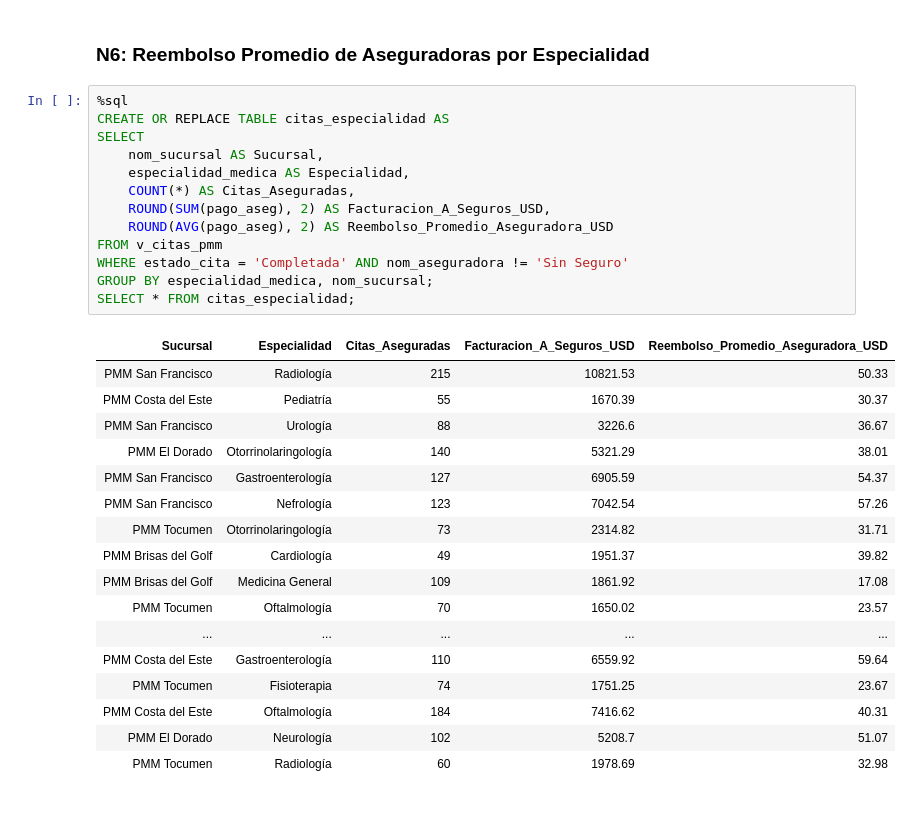
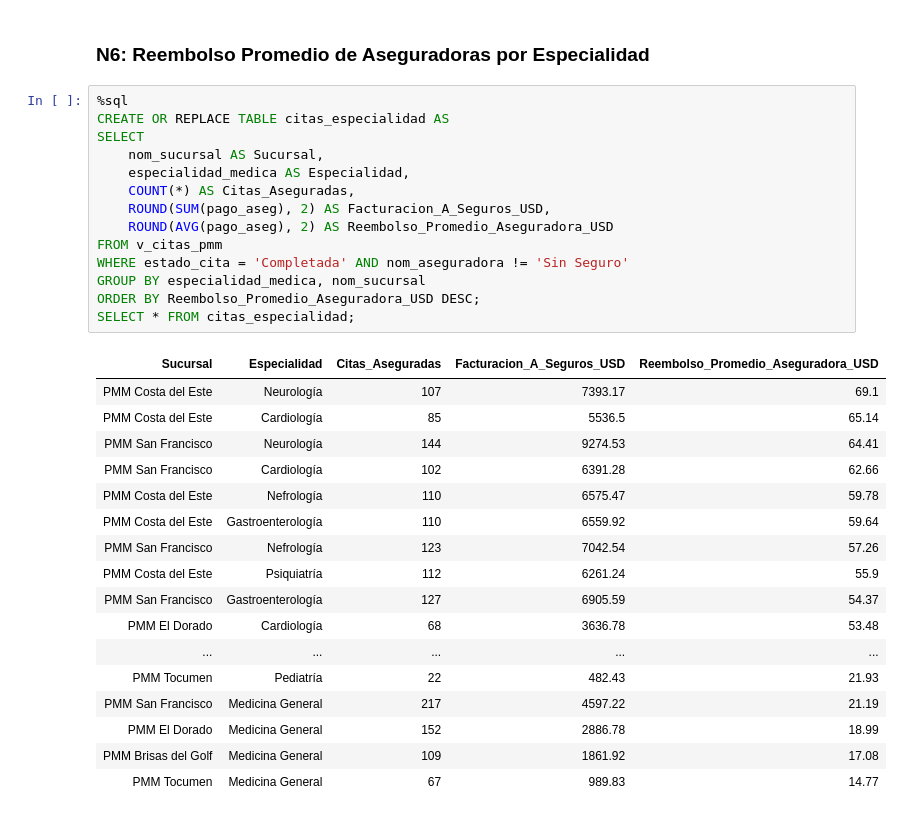
Before and after one commit to Akaru0/Panama-Metropolitan-Medical---Proyecto-Databricks, a Jupyter notebook: 04_analisis_sql.ipynb, the cells around one changed output. Drawn from its saved outputs; the diff is of its cells as text.

```diff
--- a/04_analisis_sql.ipynb
+++ b/04_analisis_sql.ipynb
@@ -206,31 +211,32 @@ SELECT * FROM citas_jornadas;
 # %%
 %sql
 CREATE OR REPLACE TABLE citas_especialidad AS
 SELECT
     nom_sucursal AS Sucursal,
     especialidad_medica AS Especialidad,
     COUNT(*) AS Citas_Aseguradas,
     ROUND(SUM(pago_aseg), 2) AS Facturacion_A_Seguros_USD,
     ROUND(AVG(pago_aseg), 2) AS Reembolso_Promedio_Aseguradora_USD
 FROM v_citas_pmm
 WHERE estado_cita = 'Completada' AND nom_aseguradora != 'Sin Seguro'
-GROUP BY especialidad_medica, nom_sucursal;
+GROUP BY especialidad_medica, nom_sucursal
+ORDER BY Reembolso_Promedio_Aseguradora_USD DESC;
 SELECT * FROM citas_especialidad;
 # %% [output]
 | Sucursal | Especialidad | Citas_Aseguradas | Facturacion_A_Seguros_USD | Reembolso_Promedio_Aseguradora_USD |
-| PMM San Francisco | Radiología | 215 | 10821.53 | 50.33 |
-| PMM Costa del Este | Pediatría | 55 | 1670.39 | 30.37 |
-| PMM San Francisco | Urología | 88 | 3226.6 | 36.67 |
-| PMM El Dorado | Otorrinolaringología | 140 | 5321.29 | 38.01 |
+| PMM Costa del Este | Neurología | 107 | 7393.17 | 69.1 |
+| PMM Costa del Este | Cardiología | 85 | 5536.5 | 65.14 |
+| PMM San Francisco | Neurología | 144 | 9274.53 | 64.41 |
+| PMM San Francisco | Cardiología | 102 | 6391.28 | 62.66 |
+| PMM Costa del Este | Nefrología | 110 | 6575.47 | 59.78 |
+| PMM Costa del Este | Gastroenterología | 110 | 6559.92 | 59.64 |
+| PMM San Francisco | Nefrología | 123 | 7042.54 | 57.26 |
+| PMM Costa del Este | Psiquiatría | 112 | 6261.24 | 55.9 |
 | PMM San Francisco | Gastroenterología | 127 | 6905.59 | 54.37 |
-| PMM San Francisco | Nefrología | 123 | 7042.54 | 57.26 |
-| PMM Tocumen | Otorrinolaringología | 73 | 2314.82 | 31.71 |
-| PMM Brisas del Golf | Cardiología | 49 | 1951.37 | 39.82 |
+| PMM El Dorado | Cardiología | 68 | 3636.78 | 53.48 |
+| ... | ... | ... | ... | ... |
+| PMM Tocumen | Pediatría | 22 | 482.43 | 21.93 |
+| PMM San Francisco | Medicina General | 217 | 4597.22 | 21.19 |
+| PMM El Dorado | Medicina General | 152 | 2886.78 | 18.99 |
 | PMM Brisas del Golf | Medicina General | 109 | 1861.92 | 17.08 |
-| PMM Tocumen | Oftalmología | 70 | 1650.02 | 23.57 |
-| ... | ... | ... | ... | ... |
-| PMM Costa del Este | Gastroenterología | 110 | 6559.92 | 59.64 |
-| PMM Tocumen | Fisioterapia | 74 | 1751.25 | 23.67 |
-| PMM Costa del Este | Oftalmología | 184 | 7416.62 | 40.31 |
-| PMM El Dorado | Neurología | 102 | 5208.7 | 51.07 |
-| PMM Tocumen | Radiología | 60 | 1978.69 | 32.98 |
+| PMM Tocumen | Medicina General | 67 | 989.83 | 14.77 |
```
Also changed, not shown: parts of 5 cells of this notebook, 1 other file.
